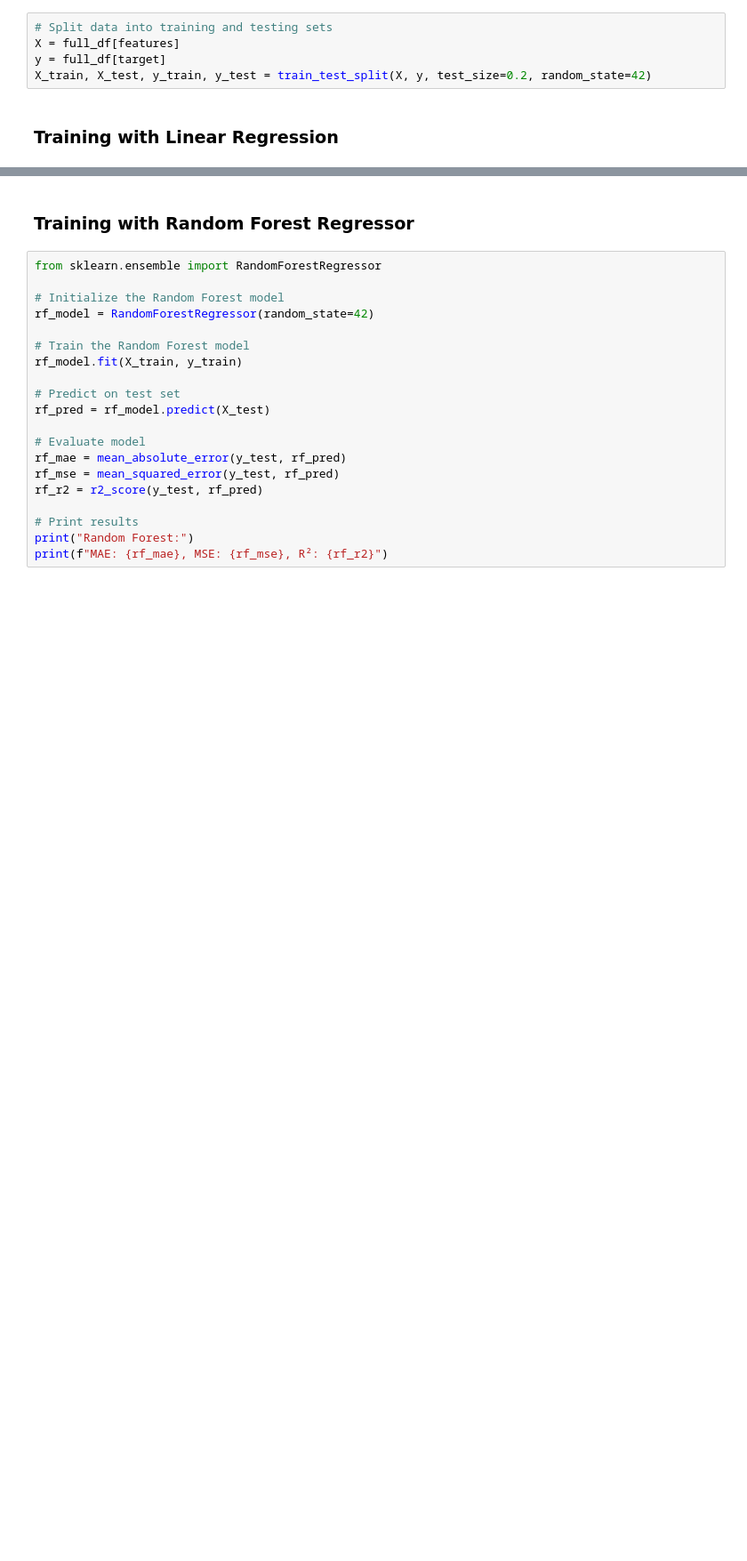
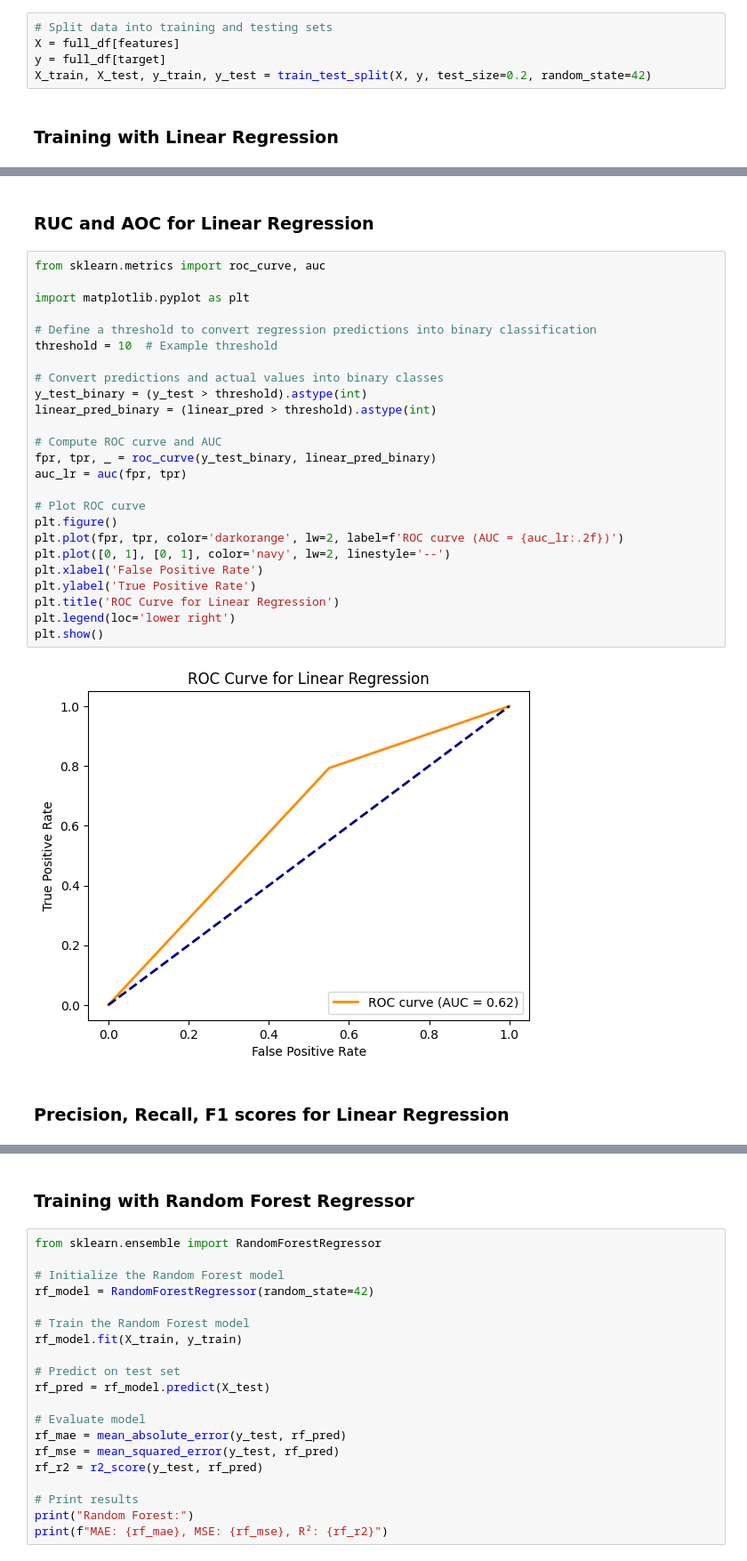
Before and after one commit to Jaiharishan/IDS-PROJECT, a Jupyter notebook: main2.ipynb, the cells around one changed output, grey strips where cells are left out. Shown at 89% size. Cells and saved outputs as stored; diff of their text form; blank space fills up the shorter version.

Commit message:
Plotted ROC, Calculated AUC, Precision, Recall, F1 Scores

```diff
--- a/main2.ipynb
+++ b/main2.ipynb
@@ -443,0 +485,31 @@ MAE: 5.4348315944509835, MSE: 54.22579974956339, R²: 0.3751993159010719
+# %% [markdown]
+### RUC and AOC for Linear Regression
+# %%
+from sklearn.metrics import roc_curve, auc
+
+import matplotlib.pyplot as plt
+
+# Define a threshold to convert regression predictions into binary classification
+threshold = 10  # Example threshold
+
+# Convert predictions and actual values into binary classes
+y_test_binary = (y_test > threshold).astype(int)
+linear_pred_binary = (linear_pred > threshold).astype(int)
+
+# Compute ROC curve and AUC
+fpr, tpr, _ = roc_curve(y_test_binary, linear_pred_binary)
+auc_lr = auc(fpr, tpr)
+
+# Plot ROC curve
+plt.figure()
+plt.plot(fpr, tpr, color='darkorange', lw=2, label=f'ROC curve (AUC = {auc_lr:.2f})')
+plt.plot([0, 1], [0, 1], color='navy', lw=2, linestyle='--')
+plt.xlabel('False Positive Rate')
+plt.ylabel('True Positive Rate')
+plt.title('ROC Curve for Linear Regression')
+plt.legend(loc='lower right')
+plt.show()
+# %% [output]
+[figure, added]
+# %% [markdown]
+### Precision, Recall, F1 scores for Linear Regression
```
Also changed, not shown: parts of 24 cells of this notebook.
